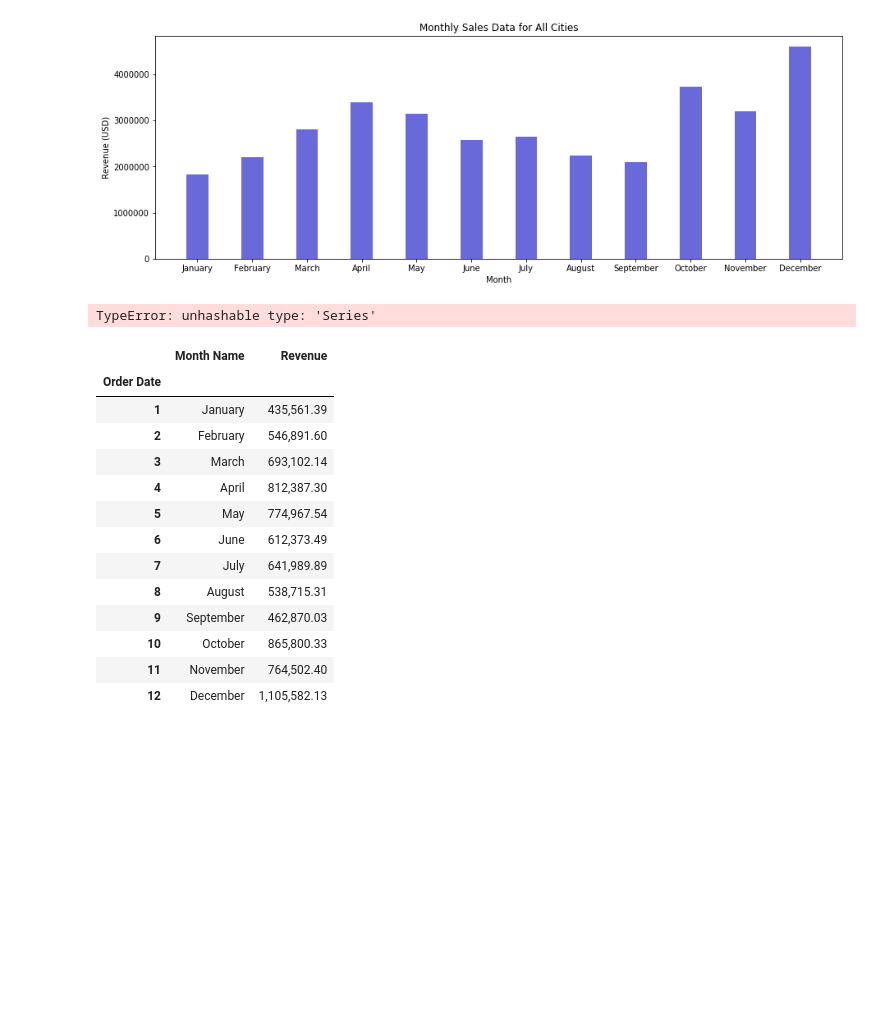
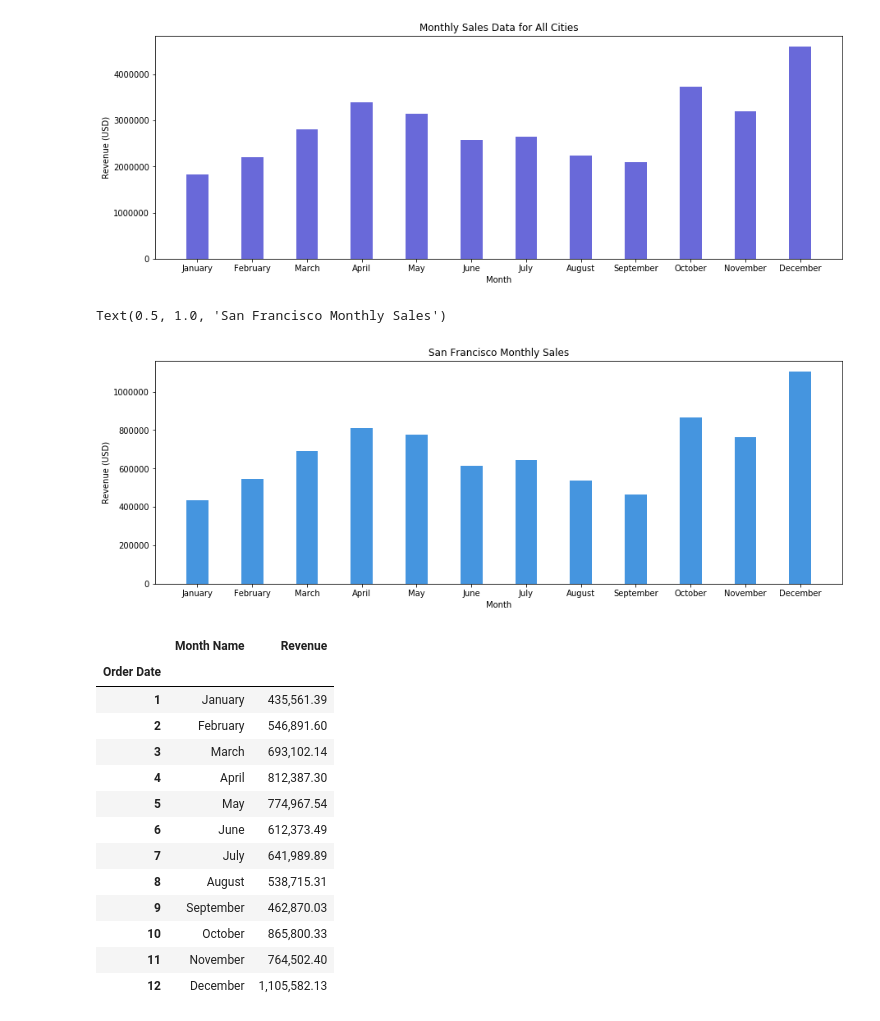
Before and after one commit to Saminyead/Location-wise-Sales-Data-from-Non-uniform-Address-Formats, a Jupyter notebook: Comparing_to_public_dataset_only_relevant.ipynb, the cells around one changed output. Saved outputs shown, nothing was run; the diff lists cells and outputs as text; code cells hidden in the pictures; blank space fills up the shorter version.

```diff
--- a/Comparing_to_public_dataset_only_relevant.ipynb
+++ b/Comparing_to_public_dataset_only_relevant.ipynb
@@ -493,19 +496,25 @@ Text(0.5, 1.0, 'Monthly Sales Data for All Cities')
 [figure]
 # %%
 #pandas series for city-wise monthly sale
-all_months_sales_groupby_city = sales_data_cities_zip.groupby('City',month_number).sum()['Revenue']
+all_months_sales_groupby_city = sales_data_cities_zip.groupby(['City',month_number]).sum()['Revenue']
 #converting series to dataframe
 all_months_sales_groupby_city = pd.DataFrame(all_months_sales_groupby_city)
 #visualizing only the San Francisco sales, the city with the highest revenue, by month
 san_francisco_sale_by_month = all_months_sales_groupby_city.loc['San Francisco CA']
 #inserting a month_name column to the San Francisco dataaframe
 san_francisco_sale_by_month.insert(0,'Month Name',san_francisco_sale_by_month.index)
 san_francisco_sale_by_month['Month Name'] = pd.to_datetime(san_francisco_sale_by_month['Month Name'], format='%m').dt.month_name()
 # pd.to_datetime(san_francisco_sale_by_month.index,format='%m')
 # san_francisco_sale_by_month
-san_francisco_sale_by_month.plot(kind='bar',color='#4595DF')
+# san_francisco_sale_by_month.plot(kind='bar',color='#4595DF')
+sf_monthly_sale_fig = plt.figure(figsize=(15,5))
+plt.bar(san_francisco_sale_by_month['Month Name'],san_francisco_sale_by_month['Revenue'], color ='#4595DF',width = 0.4)
+plt.xlabel("Month")
+plt.ylabel("Revenue (USD)")
+plt.title("San Francisco Monthly Sales")
 # %% [output]
-TypeError: unhashable type: 'Series'
+Text(0.5, 1.0, 'San Francisco Monthly Sales')
+[figure, added]
 # %%
 # sales_data_cities_zip.groupby(['City','Order Date']).sum()['Revenue']
 month_number = all_months_sales['Order Date'].dt.month
```
Also changed, not shown: parts of 1 cell of this notebook.
